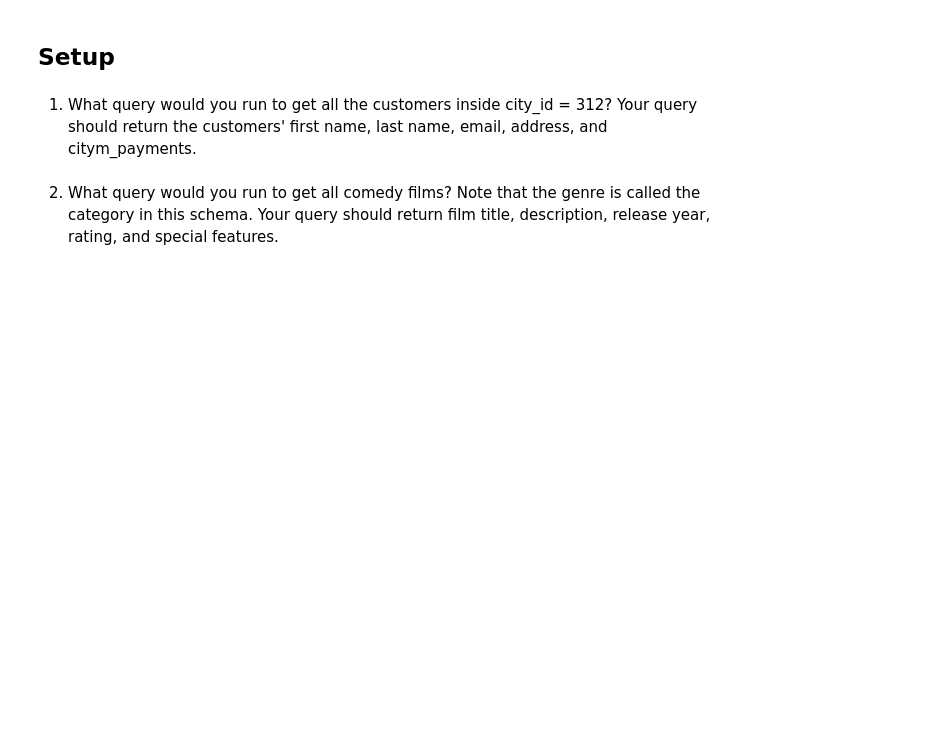
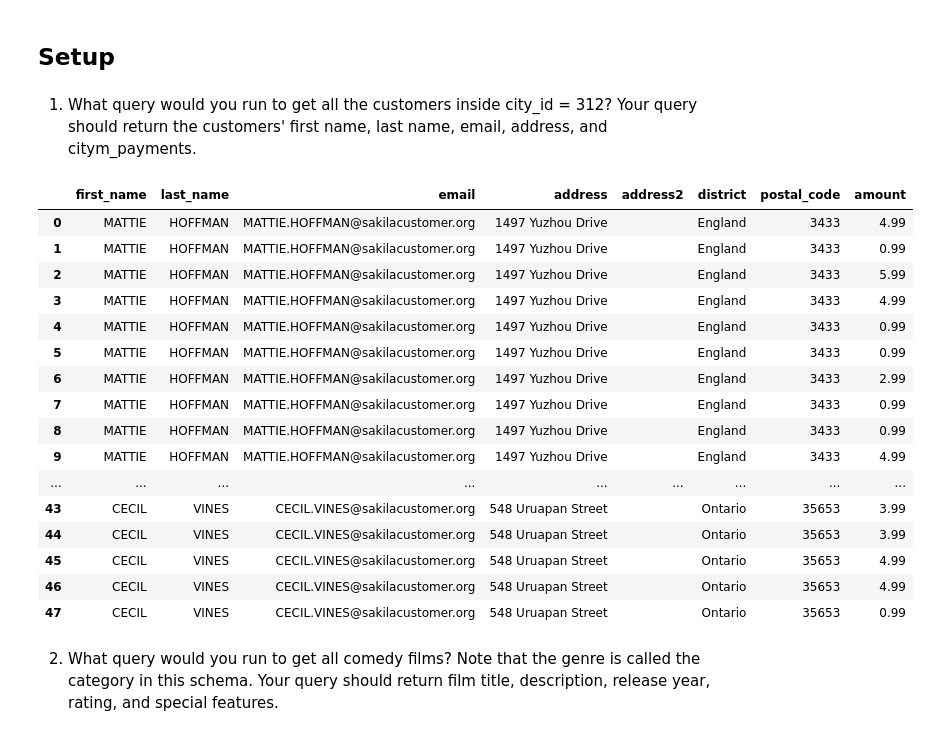
Before and after one commit to shabana1408/Sakila, a Jupyter notebook: Sakila.ipynb, the cells around one changed output. Drawn from its saved outputs; the diff is of its cells as text; code cells hidden in the pictures; blank space fills up the shorter version.

Commit message:
Update Sakila.ipnyb

```diff
--- a/Sakila.ipynb
+++ b/Sakila.ipynb
@@ -28,9 +27,48 @@ connection = f"mysql+pymysql://{username}:{password}@localhost/{db_name}"
 engine = create_engine(connection)
 # %% [markdown]
 
-1. What query would you run to get all the customers inside city_id = 312? Your query should return the customers' first name, last name, email, address, and citym_payments.
+1. What query would you run to get all the customers inside city_id = 312?
+Your query should return the customers' first name, last name, email, address, and citym_payments.
 # %%
-q = """SELECT * FROM countries;"""
-pd.read_sql(q, engine)
+q_1 = """select
+	cust.first_name,
+	cust.last_name,
+	cust.email,
+    addr.address,
+    addr.address2,
+	addr.district,
+    addr.postal_code,
+    paym.amount
+
+from
+	sakila.customer cust
+
+join
+	sakila.address addr on cust.address_id = addr.address_id
+
+join
+	sakila.payment paym on cust.customer_id = paym.customer_id
+
+where
+	addr.city_id = 312;"""
+pd.read_sql(q_1, engine)
+# %% [output]
+|  | first_name | last_name | email | address | address2 | district | postal_code | amount |
+| 0 | MATTIE | HOFFMAN | MATTIE.HOFFMAN@sakilacustomer.org | 1497 Yuzhou Drive |  | England | 3433 | 4.99 |
+| 1 | MATTIE | HOFFMAN | MATTIE.HOFFMAN@sakilacustomer.org | 1497 Yuzhou Drive |  | England | 3433 | 0.99 |
+| 2 | MATTIE | HOFFMAN | MATTIE.HOFFMAN@sakilacustomer.org | 1497 Yuzhou Drive |  | England | 3433 | 5.99 |
+| 3 | MATTIE | HOFFMAN | MATTIE.HOFFMAN@sakilacustomer.org | 1497 Yuzhou Drive |  | England | 3433 | 4.99 |
+| 4 | MATTIE | HOFFMAN | MATTIE.HOFFMAN@sakilacustomer.org | 1497 Yuzhou Drive |  | England | 3433 | 0.99 |
+| 5 | MATTIE | HOFFMAN | MATTIE.HOFFMAN@sakilacustomer.org | 1497 Yuzhou Drive |  | England | 3433 | 0.99 |
+| 6 | MATTIE | HOFFMAN | MATTIE.HOFFMAN@sakilacustomer.org | 1497 Yuzhou Drive |  | England | 3433 | 2.99 |
+| 7 | MATTIE | HOFFMAN | MATTIE.HOFFMAN@sakilacustomer.org | 1497 Yuzhou Drive |  | England | 3433 | 0.99 |
+| 8 | MATTIE | HOFFMAN | MATTIE.HOFFMAN@sakilacustomer.org | 1497 Yuzhou Drive |  | England | 3433 | 0.99 |
+| 9 | MATTIE | HOFFMAN | MATTIE.HOFFMAN@sakilacustomer.org | 1497 Yuzhou Drive |  | England | 3433 | 4.99 |
+| ... | ... | ... | ... | ... | ... | ... | ... | ... |
+| 43 | CECIL | VINES | CECIL.VINES@sakilacustomer.org | 548 Uruapan Street |  | Ontario | 35653 | 3.99 |
+| 44 | CECIL | VINES | CECIL.VINES@sakilacustomer.org | 548 Uruapan Street |  | Ontario | 35653 | 3.99 |
+| 45 | CECIL | VINES | CECIL.VINES@sakilacustomer.org | 548 Uruapan Street |  | Ontario | 35653 | 4.99 |
+| 46 | CECIL | VINES | CECIL.VINES@sakilacustomer.org | 548 Uruapan Street |  | Ontario | 35653 | 4.99 |
+| 47 | CECIL | VINES | CECIL.VINES@sakilacustomer.org | 548 Uruapan Street |  | Ontario | 35653 | 0.99 |
 # %% [markdown]
 2. What query would you run to get all comedy films? Note that the genre is called the category in this schema. Your query should return film title, description, release year, rating, and special features.
```
Also changed, not shown: parts of 6 cells of this notebook.
